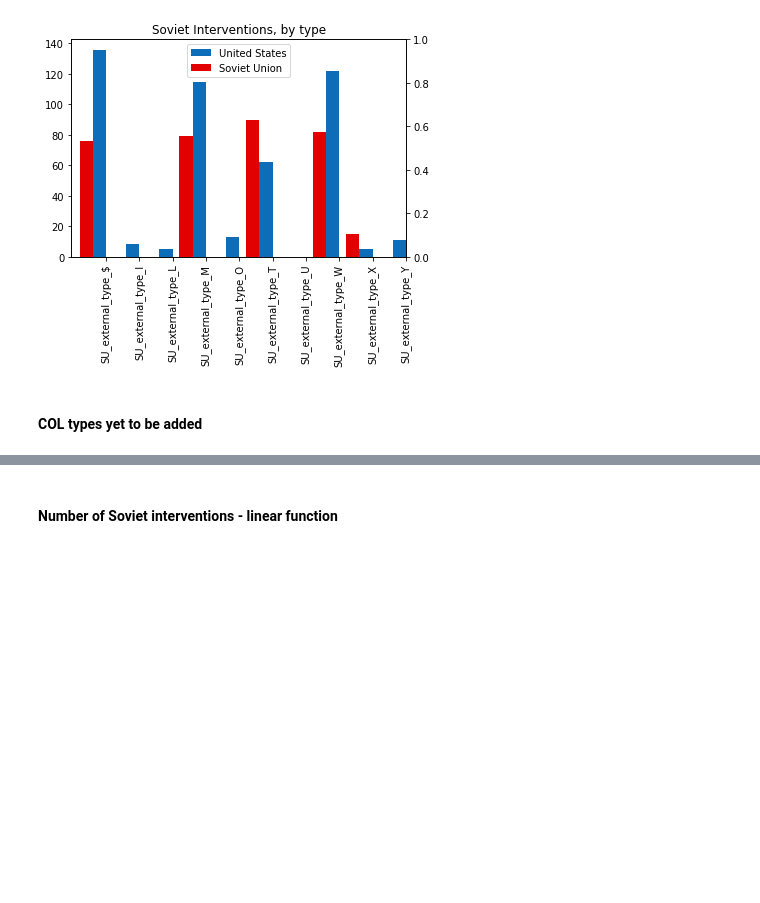
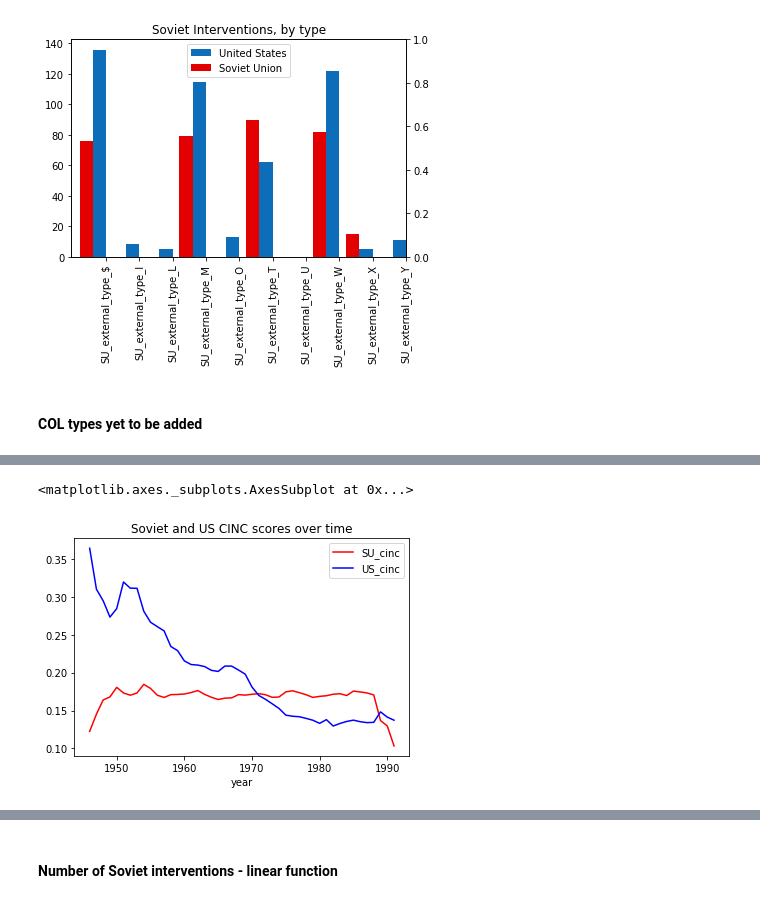
Before and after one commit to Jasper-Koops/Thesis-Cold_War_Interventions, a Jupyter notebook: Analysis.ipynb, the cells around one changed output, grey strips where cells are left out. Cells and saved outputs as stored; diff of their text form; code cells hidden in the pictures; blank space fills up the shorter version.

```diff
--- a/Analysis.ipynb
+++ b/Analysis.ipynb
@@ -227,3 +239,8 @@ df2[[
+# %%
+df3.plot('year', ['SU_cinc', 'US_cinc'], color=['r','b'], title='Soviet and US CINC scores over time')
+# %% [output]
+<matplotlib.axes._subplots.AxesSubplot at 0x...>
+[figure, added]
 # %%
 sn.regplot('US_cinc', 'Soviet Union', data=df3, color='r').set_title('SU interventions, US cincscore')
 # %% [output]
```
Also changed, not shown: parts of 23 cells of this notebook.
